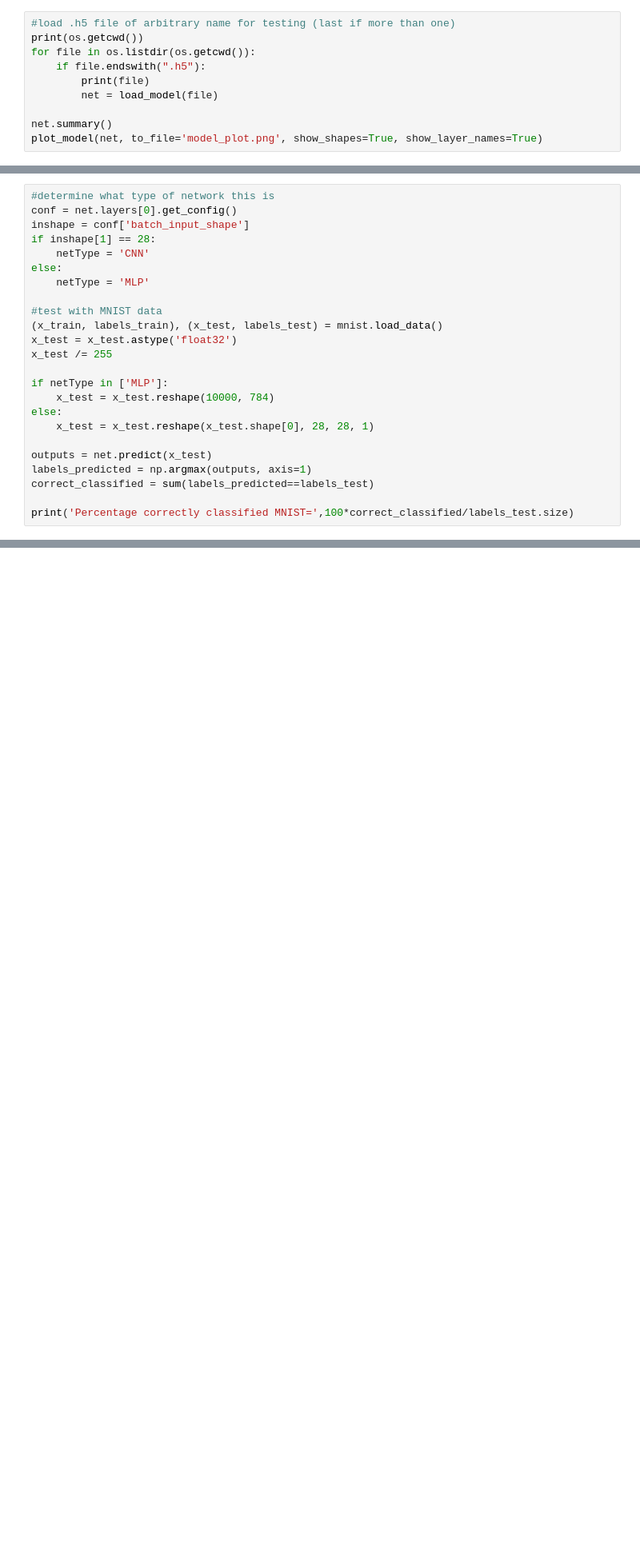
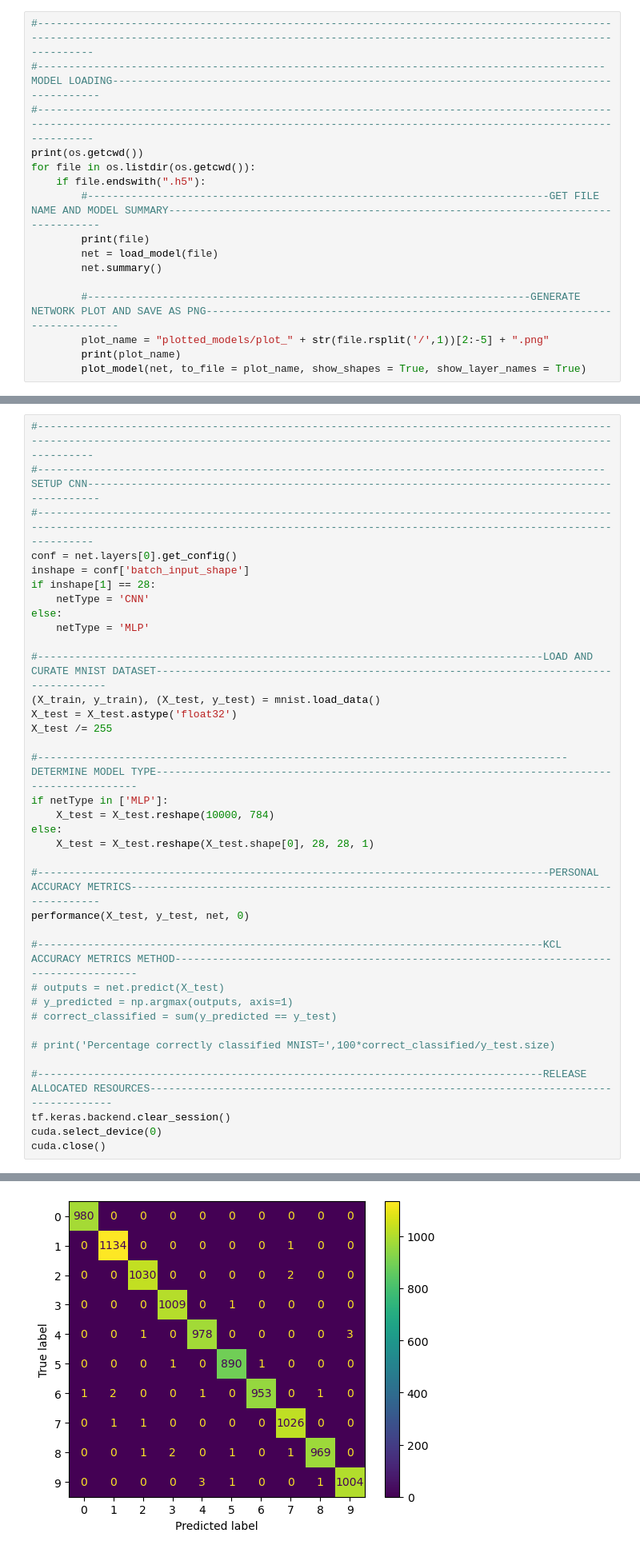
Before and after one commit to CiprianFlorin-Ifrim/MNIST_deeplearning_recognition, a Jupyter notebook: test_keras_model.ipynb, the cells around one changed output, grey strips where cells are left out. Shown at 80% size. Drawn from its saved outputs; the diff is of its cells as text; blank space fills up the shorter version.

```diff
--- a/test_keras_model.ipynb
+++ b/test_keras_model.ipynb
@@ -10,10 +40,16 @@ from tensorflow.python.client import device_lib
 # %%
-#load .h5 file of arbitrary name for testing (last if more than one)
+#---------------------------------------------------------------------------------------------------------------------------------------------------------------------------------------------------
+#-------------------------------------------------------------------------------------------MODEL LOADING-------------------------------------------------------------------------------------------
+#---------------------------------------------------------------------------------------------------------------------------------------------------------------------------------------------------
 print(os.getcwd())
 for file in os.listdir(os.getcwd()):
     if file.endswith(".h5"):
+        #--------------------------------------------------------------------------GET FILE NAME AND MODEL SUMMARY----------------------------------------------------------------------------------
         print(file)
         net = load_model(file)
+        net.summary()
 
-net.summary()
-plot_model(net, to_file='model_plot.png', show_shapes=True, show_layer_names=True)
+        #-----------------------------------------------------------------------GENERATE NETWORK PLOT AND SAVE AS PNG-------------------------------------------------------------------------------
+        plot_name = "plotted_models/plot_" + str(file.rsplit('/',1))[2:-5] + ".png"
+        print(plot_name)
+        plot_model(net, to_file = plot_name, show_shapes = True, show_layer_names = True)
@@ -20,5 +74,7 @@ plot_model(net, to_file='model_plot.png', show_shapes=True, show_layer_names=Tru
 # %%
-#determine what type of network this is
+#---------------------------------------------------------------------------------------------------------------------------------------------------------------------------------------------------
+#-------------------------------------------------------------------------------------------SETUP CNN-----------------------------------------------------------------------------------------------
+#---------------------------------------------------------------------------------------------------------------------------------------------------------------------------------------------------
 conf = net.layers[0].get_config()
 inshape = conf['batch_input_shape']
 if inshape[1] == 28:
@@ -26,18 +82,29 @@ if inshape[1] == 28:
 else:
     netType = 'MLP'
 
-#test with MNIST data
-(x_train, labels_train), (x_test, labels_test) = mnist.load_data()
-x_test = x_test.astype('float32')
-x_test /= 255
+#---------------------------------------------------------------------------------LOAD AND CURATE MNIST DATASET-------------------------------------------------------------------------------------
+(X_train, y_train), (X_test, y_test) = mnist.load_data()
+X_test = X_test.astype('float32')
+X_test /= 255
 
+#-------------------------------------------------------------------------------------DETERMINE MODEL TYPE------------------------------------------------------------------------------------------
 if netType in ['MLP']:
-    x_test = x_test.reshape(10000, 784)
+    X_test = X_test.reshape(10000, 784)
 else:
-    x_test = x_test.reshape(x_test.shape[0], 28, 28, 1)
+    X_test = X_test.reshape(X_test.shape[0], 28, 28, 1)
 
-outputs = net.predict(x_test)
-labels_predicted = np.argmax(outputs, axis=1)
-correct_classified = sum(labels_predicted==labels_test)
+#----------------------------------------------------------------------------------PERSONAL ACCURACY METRICS----------------------------------------------------------------------------------------
+performance(X_test, y_test, net, 0)
 
-print('Percentage correctly classified MNIST=',100*correct_classified/labels_test.size)
+#---------------------------------------------------------------------------------KCL ACCURACY METRICS METHOD---------------------------------------------------------------------------------------
+# outputs = net.predict(X_test)
+# y_predicted = np.argmax(outputs, axis=1)
+# correct_classified = sum(y_predicted == y_test)
+
+# print('Percentage correctly classified MNIST=',100*correct_classified/y_test.size)
+
+#---------------------------------------------------------------------------------RELEASE ALLOCATED RESOURCES---------------------------------------------------------------------------------------
+tf.keras.backend.clear_session()
+cuda.select_device(0)
+cuda.close()
+# %% [output]
@@ -43,0 +119 @@ print('Percentage correctly classified MNIST=',100*correct_classified/labels_tes
+[figure, added]
```
Also changed, not shown: parts of 4 cells of this notebook, 14 other files.
